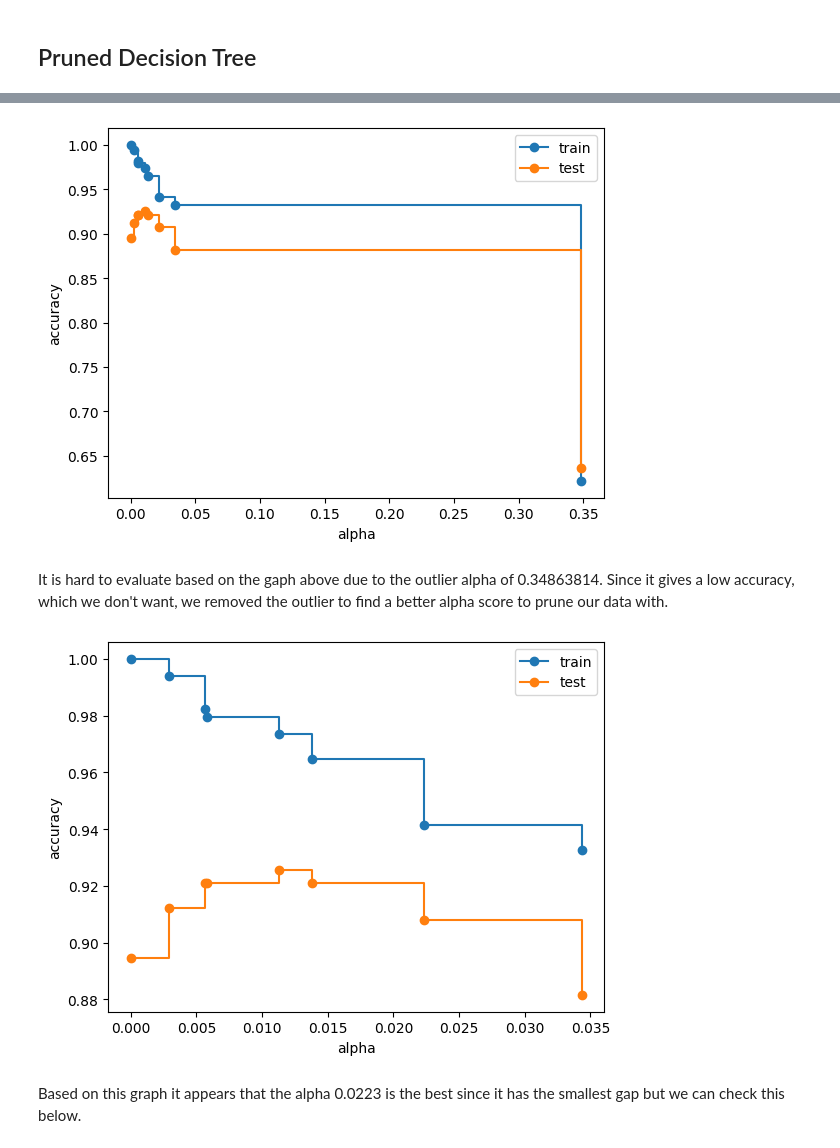
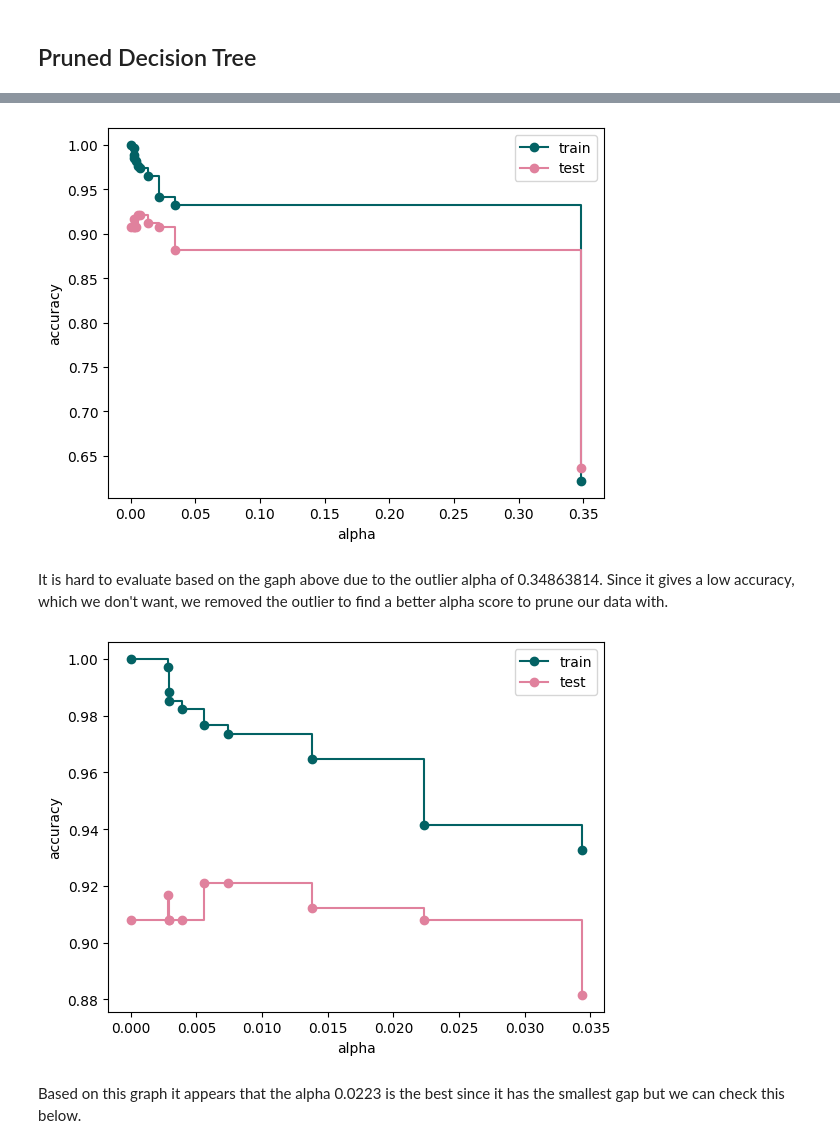
Before and after one commit to smileyfish4/BA305FINALPROJECT, a Jupyter notebook: BA305_Project.ipynb, the cells around one changed output, grey strips where cells are left out. Saved outputs shown, nothing was run; the diff lists cells and outputs as text; code cells hidden in the pictures.

```diff
--- a/BA305_Project.ipynb
+++ b/BA305_Project.ipynb
@@ -26,7 +33,7 @@ Saving data.csv to data.csv
 # **Preprocessing**
 # %%
 # load data as a dataframe
-cancer_df = pd.read_csv('data.csv')
+cancer_df = pd.read_csv('BA305FINALPROJECT/cancer_data.csv')
 # check if data is loaded correctly
 cancer_df.head()
 # %% [output]
@@ -61,6 +68,10 @@ memory usage: 146.8+ KB
 # %%
 # drop Unnamed: 32 and id
 cancer_df = cancer_df.drop(['Unnamed: 32', 'id'], axis=1)
+# drop all standard error columns
+for column in cancer_df.columns:
+    if '_se' in column:
+        cancer_df = cancer_df.drop(column, axis=1)
 #change spaces to _
 cancer_df.columns = cancer_df.columns.str.replace(' ', '_')
 # Convert M/B into 1/0
@@ -227,36 +273,36 @@ clfs
  DecisionTreeClassifier(ccp_alpha=np.float64(0.3486381447603151), random_state=0)]
 # %%
 # Plot the tree predictive accuracy as a function of alpha
-train_scores = [accuracy_score(y_train, x.predict(X_train)) for x in clfs]
-test_scores = [accuracy_score(y_test, x.predict(X_test)) for x in clfs]
+train_scores_PT = [accuracy_score(y_train, x.predict(X_train)) for x in clfs]
+test_scores_PT = [accuracy_score(y_test, x.predict(X_test)) for x in clfs]
 
 fig, ax = plt.subplots()
 ax.set_xlabel("alpha")
 ax.set_ylabel("accuracy")
-ax.plot(alphas, train_scores, marker="o", label="train", drawstyle="steps-post")
-ax.plot(alphas, test_scores, marker="o", label="test", drawstyle="steps-post")
+ax.plot(alphas, train_scores_PT, marker="o", label="train", drawstyle="steps-post", color = '#036264')
+ax.plot(alphas, test_scores_PT, marker="o", label="test", drawstyle="steps-post", color = '#e0819d')
 ax.legend()
 plt.show()
 # %% [output]
-[figure, old version]
+[figure, new version]
 # %% [markdown]
 It is hard to evaluate based on the gaph above due to the outlier alpha of  0.34863814. Since it gives a low accuracy, which we don't want, we removed the outlier to find a better alpha score to prune our data with.
 # %%
 # Set threshold to keep top 80% of test accuracy
-train_scores_threshold = train_scores[:-1]
-test_scores_threshold = test_scores[:-1]
+train_scores_threshold = train_scores_PT[:-1]
+test_scores_threshold = test_scores_PT[:-1]
 alphas_threshold = alphas[:-1]
 
 
 fig, ax = plt.subplots()
 ax.set_xlabel("alpha")
 ax.set_ylabel("accuracy")
-ax.plot(alphas_threshold, train_scores_threshold, marker="o", label="train", drawstyle="steps-post")
-ax.plot(alphas_threshold, test_scores_threshold, marker="o", label="test", drawstyle="steps-post")
+ax.plot(alphas_threshold, train_scores_threshold, marker="o", label="train", drawstyle="steps-post", color = '#036264')
+ax.plot(alphas_threshold, test_scores_threshold, marker="o", label="test", drawstyle="steps-post", color = '#e0819d')
 ax.legend()
 plt.show()
 # %% [output]
-[figure, old version]
+[figure, new version]
 # %% [markdown]
 Based on this graph it appears that the alpha 0.0223 is the best since it has the smallest gap but we can check this below.
 # %%
```
Also changed, not shown: parts of 54 cells of this notebook.
